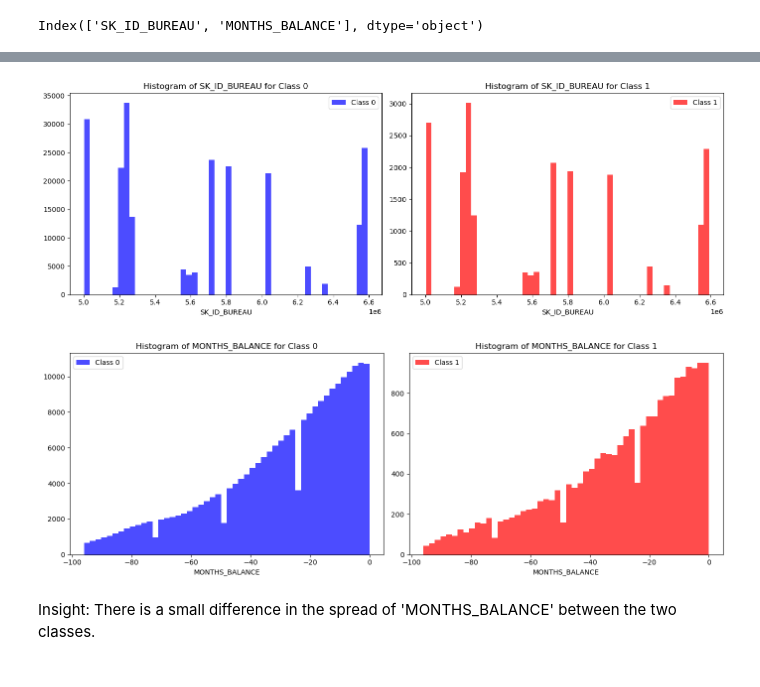
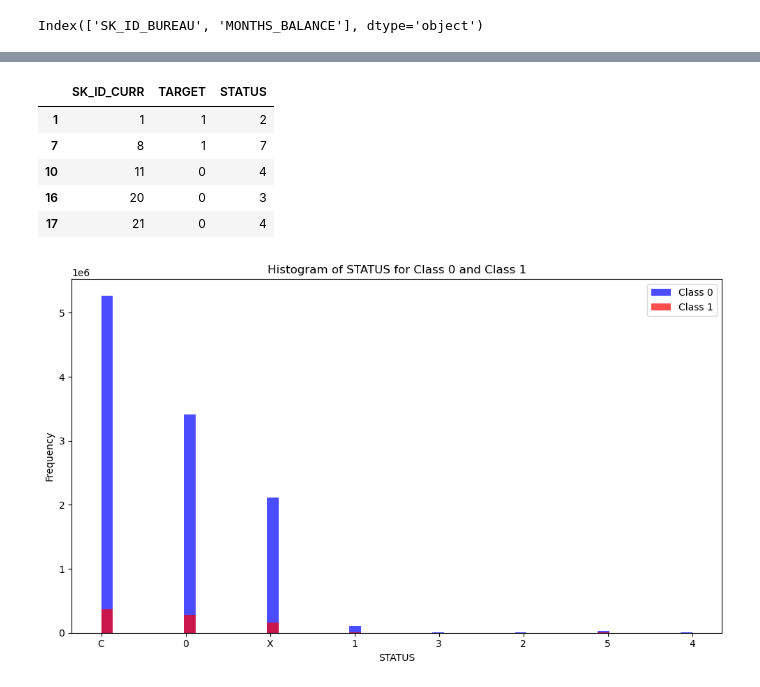
Before and after one commit to dunp7/Home-Default-Credit-Risk, a Jupyter notebook: Cleaning + EDA/Bureau Balance.ipynb, the cells around one changed output, grey strips where cells are left out. Saved outputs shown, nothing was run; the diff lists cells and outputs as text; code cells hidden in the pictures.

```diff
--- a/Cleaning + EDA/Bureau Balance.ipynb
+++ b/Cleaning + EDA/Bureau Balance.ipynb
@@ -150,5 +150,5 @@ dtype: float64
 # %% [markdown]
 # MERGE WITH TARGET TABLE
 # %%
-df2 = pd.read_csv("D:\data prep\dseb63_final_project_DP_dataset\dseb63_final_project_DP_dataset\dseb63_application_train.csv")
-df2 = df2['TARGET']
+df2 = pd.read_csv("D:\data prep\dseb63_final_project_DP_dataset\dseb63_final_project_DP_dataset\dseb63_bureau.csv")
+df2.head()
@@ -154,0 +162,3 @@ df2 = df2['TARGET']
+# %%
+df3 = pd.read_csv("D:\data prep\dseb63_final_project_DP_dataset\dseb63_final_project_DP_dataset\dseb63_application_train.csv")
+df3.head()
@@ -154,0 +173,3 @@ df2 = df2['TARGET']
+# %%
+merge_table_prev = pd.merge(df2[['SK_ID_CURR','SK_ID_BUREAU']], df, how= 'left', on=['SK_ID_BUREAU'])
+merge_table_prev.head()
@@ -155,4 +183,4 @@ df2 = df2['TARGET']
 # %%
-merge_table = pd.merge(df, df2, left_index=True, right_index=True, how='left')
+merge_table = pd.merge(df3[["SK_ID_CURR", "TARGET"]], merge_table_prev, how='left', on=['SK_ID_CURR'])
 merge_table.head()
 # %% [output]
@@ -171,29 +250,31 @@ Index(['SK_ID_BUREAU', 'MONTHS_BALANCE'], dtype='object')
+# %%
+grp = grp[grp['STATUS'] != 0]
+grp.head()
+# %% [output]
+|  | SK_ID_CURR | TARGET | STATUS |
+| 1 | 1 | 1 | 2 |
+| 7 | 8 | 1 | 7 |
+| 10 | 11 | 0 | 4 |
+| 16 | 20 | 0 | 3 |
+| 17 | 21 | 0 | 4 |
 # %%
-features = ['SK_ID_BUREAU', 'MONTHS_BALANCE']
+features = ['STATUS']
 
 for feature in features:
-    class0 = merge_table[merge_table['TARGET'] == 0][feature]
-    class1 = merge_table[merge_table['TARGET'] == 1][feature]
+    class0 = merge_table.loc[(merge_table['TARGET'] == 0) & (~merge_table[feature].isna()), feature]
+    class1 = merge_table.loc[(merge_table['TARGET'] == 1) & (~merge_table[feature].isna()), feature]
 
-    fig, ax = plt.subplots(1, 2, figsize=(14, 5))
+    plt.figure(figsize=(10, 6))
 
-    # Plot histograms
-    ax[0].hist(class0, bins=50, alpha=0.7, color='blue', label='Class 0')
-    ax[1].hist(class1, bins=50, alpha=0.7, color='red', label='Class 1')
+    plt.hist(class0, bins=50, alpha=0.7, color='blue', label='Class 0')
+    plt.hist(class1, bins=50, alpha=0.7, color='red', label='Class 1')
 
-    ax[0].set_title(f'Histogram of {feature} for Class 0')
-    ax[1].set_title(f'Histogram of {feature} for Class 1')
-
-    ax[0].set_xlabel(feature)
-    ax[1].set_xlabel(feature)
-
-    ax[0].legend()
-    ax[1].legend()
+    plt.title(f'Histogram of {feature} for Class 0 and Class 1')
+    plt.xlabel(feature)
+    plt.ylabel('Frequency')
+    plt.legend()
 
     plt.tight_layout()
     plt.show()
 # %% [output]
-[figure, old version]
+[figure, new version]
-[figure, removed]
-# %% [markdown]
-Insight: There is a small difference in the spread of 'MONTHS_BALANCE' between the two classes.
```
Also changed, not shown: parts of 11 cells of this notebook, 2 other files.
